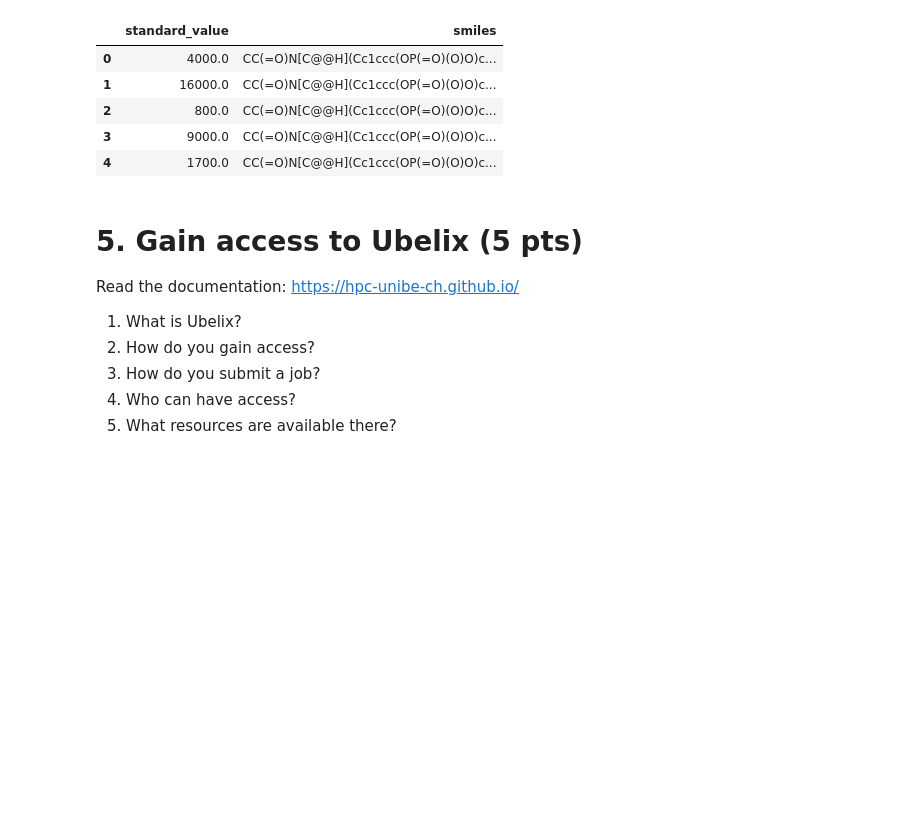
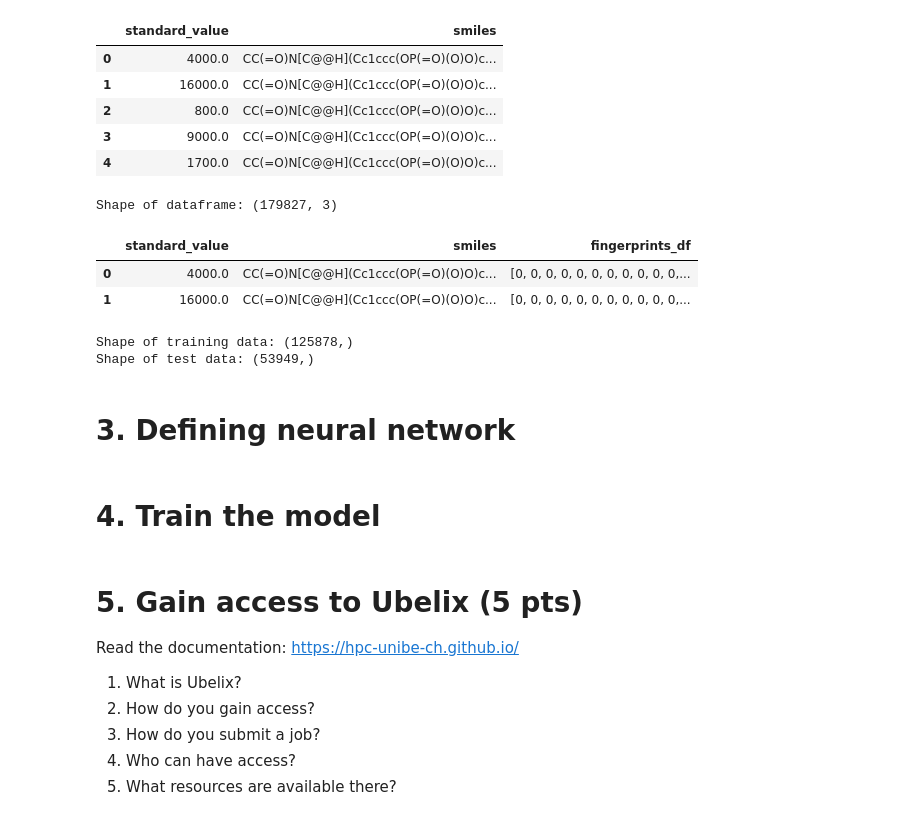
Before and after one commit to studerlukas/Studer-Lukas, a Jupyter notebook: Midterm_project_JPRC, LS.ipynb, the cells around one changed output. Drawn from its saved outputs; the diff is of its cells as text; code cells hidden in the pictures; blank space fills up the shorter version.

```diff
--- a/Midterm_project_JPRC, LS.ipynb
+++ b/Midterm_project_JPRC, LS.ipynb
@@ -179,7 +183,29 @@ def smiles_to_fp(smiles, method="maccs", n_bits=2048):
 # %%
 chembl_df["fingerprints_df"] = chembl_df["smiles"].apply(smiles_to_fp)
 
 # Look at head
 print("Shape of dataframe:", chembl_df.shape)
-chembl_df.head(3)
+chembl_df.head(2)
 # NBVAL_CHECK_OUTPUT
+# cell takes extremely long to be run, what is the problem here?
+# %% [output]
+Shape of dataframe: (179827, 3)
+|  | standard_value | smiles | fingerprints_df |
+| 0 | 4000.0 | CC(=O)N[C@@H](Cc1ccc(OP(=O)(O)O)c... | [0, 0, 0, 0, 0, 0, 0, 0, 0, 0, 0,... |
+| 1 | 16000.0 | CC(=O)N[C@@H](Cc1ccc(OP(=O)(O)O)c... | [0, 0, 0, 0, 0, 0, 0, 0, 0, 0, 0,... |
+# %%
+# Split the data into training and test set
+# code adapted, "standard_value" instead of "pIC50" because of different dataset
+x_train, x_test, y_train, y_test = train_test_split(
+    chembl_df["fingerprints_df"], chembl_df[["standard_value"]], test_size=0.3, random_state=42
+)
+
+# Print the shape of training and testing data
+print("Shape of training data:", x_train.shape)
+print("Shape of test data:", x_test.shape)
+# NBVAL_CHECK_OUTPUT
+# %% [output]
+Shape of training data: (125878,)
+Shape of test data: (53949,)
+# %% [markdown]
+# **3. Defining neural network**
@@ -185,0 +244,2 @@ chembl_df.head(3)
+# %% [markdown]
+# **4. Train the model**
```
Also changed, not shown: parts of 16 cells of this notebook.
